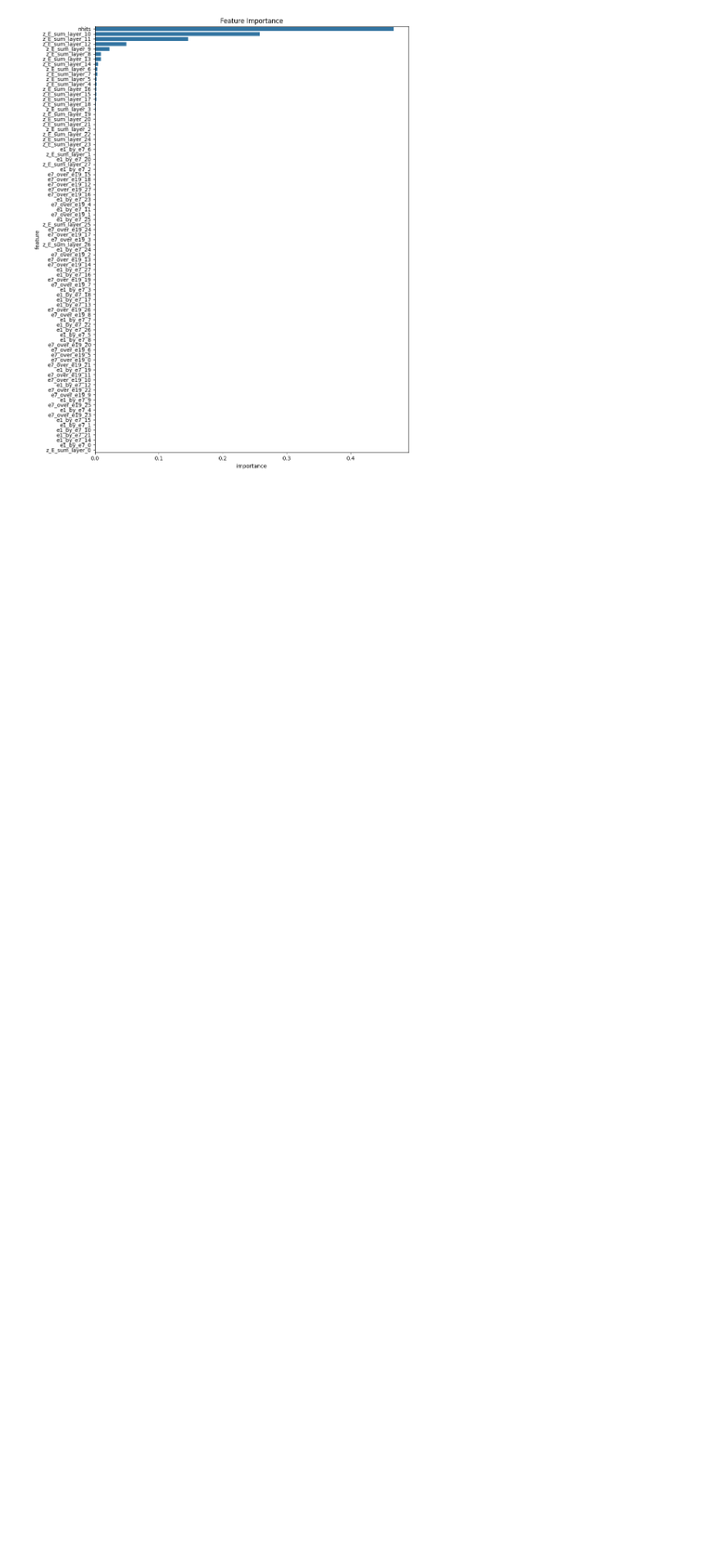
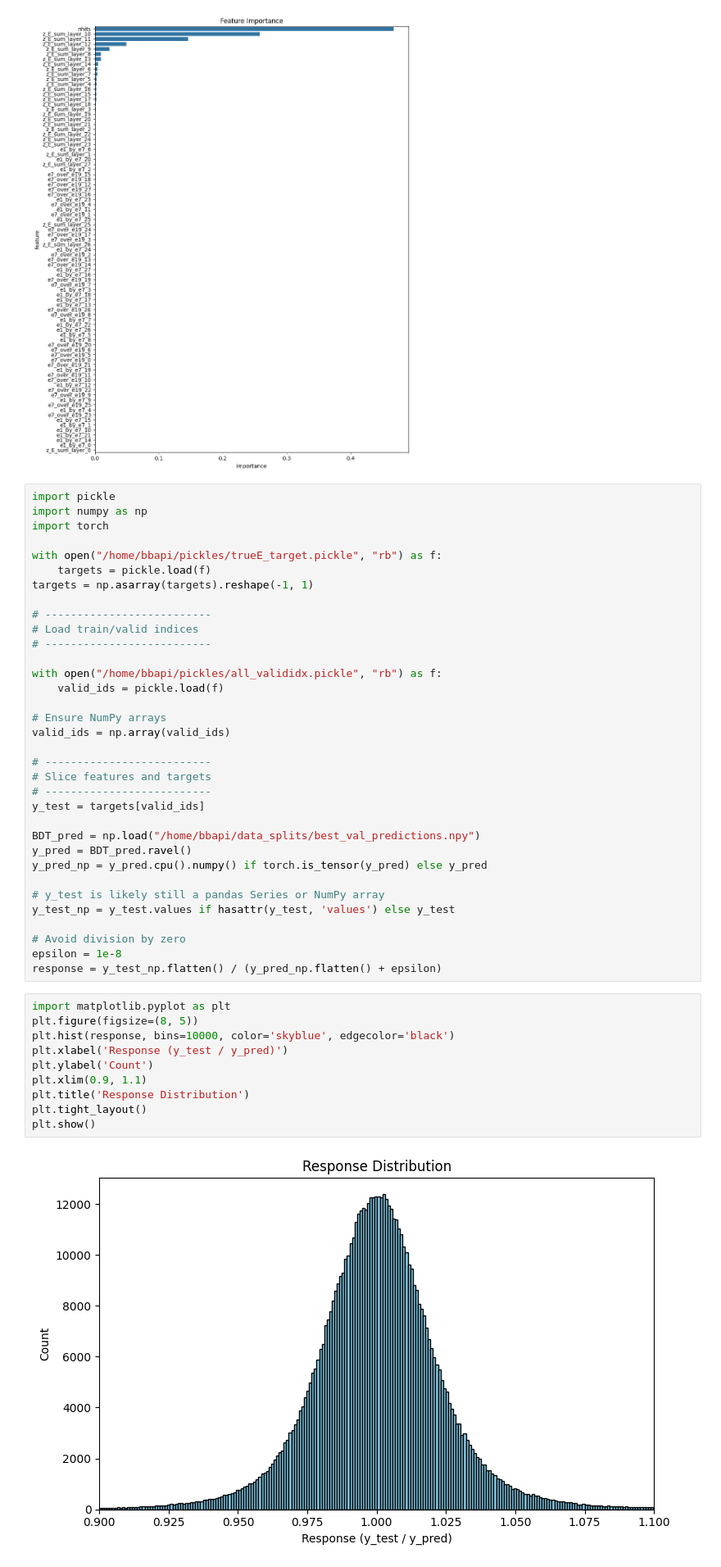
Before and after one commit to Bapi2X22/ML4HEP_2025, a Jupyter notebook: Workshop/XGB_regressor.ipynb, the cells around one changed output. Shown at 82% size. Cells and saved outputs as stored; diff of their text form; blank space fills up the shorter version.

```diff
--- a/Workshop/XGB_regressor.ipynb
+++ b/Workshop/XGB_regressor.ipynb
@@ -299,3 +299,49 @@ plt.tight_layout()
 plt.show()
 # %% [output]
 [figure]
+# %%
+import pickle
+import numpy as np
+import torch
+
+with open("/home/bbapi/pickles/trueE_target.pickle", "rb") as f:
+    targets = pickle.load(f)
+targets = np.asarray(targets).reshape(-1, 1)
+
+# --------------------------
+# Load train/valid indices
+# --------------------------
+
+with open("/home/bbapi/pickles/all_valididx.pickle", "rb") as f:
+    valid_ids = pickle.load(f)
+
+# Ensure NumPy arrays
+valid_ids = np.array(valid_ids)
+
+# --------------------------
+# Slice features and targets
+# --------------------------
+y_test = targets[valid_ids]
+
+BDT_pred = np.load("/home/bbapi/data_splits/best_val_predictions.npy")
+y_pred = BDT_pred.ravel()
+y_pred_np = y_pred.cpu().numpy() if torch.is_tensor(y_pred) else y_pred
+
+# y_test is likely still a pandas Series or NumPy array
+y_test_np = y_test.values if hasattr(y_test, 'values') else y_test
+
+# Avoid division by zero
+epsilon = 1e-8
+response = y_test_np.flatten() / (y_pred_np.flatten() + epsilon)
+# %%
+import matplotlib.pyplot as plt
+plt.figure(figsize=(8, 5))
+plt.hist(response, bins=10000, color='skyblue', edgecolor='black')
+plt.xlabel('Response (y_test / y_pred)')
+plt.ylabel('Count')
+plt.xlim(0.9, 1.1)
+plt.title('Response Distribution')
+plt.tight_layout()
+plt.show()
+# %% [output]
+[figure, added]
```
Also changed, not shown: parts of 3 cells of this notebook, 4 other files.
